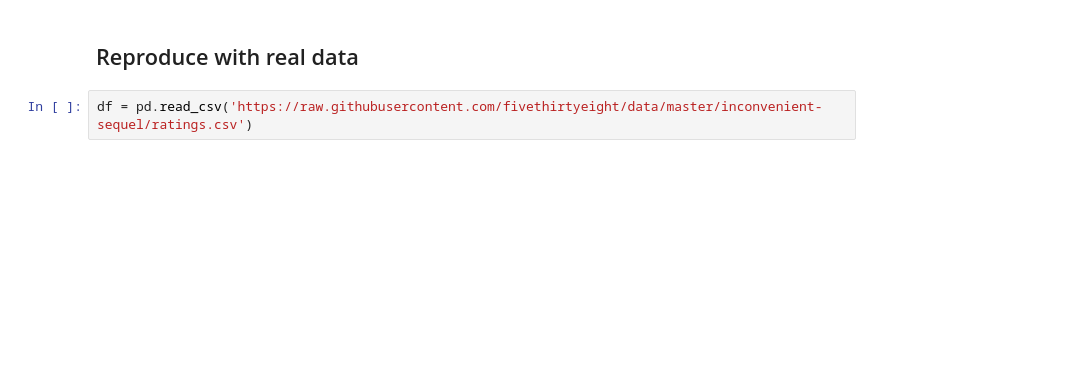
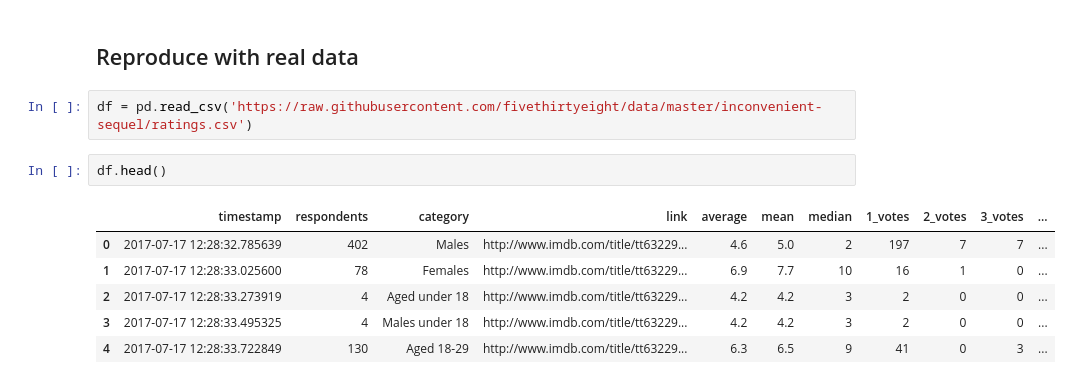
Before and after one commit to Bhavani-Rajan/DS-Unit-1-Sprint-2-Data-Wrangling-and-Storytelling, a Jupyter notebook: module3-make-explanatory-visualizations/LS_DS_123_Make_Explanatory_Visualizations.ipynb, the cells around one changed output. Drawn from its saved outputs; the diff is of its cells as text; blank space fills up the shorter version.

```diff
--- a/module3-make-explanatory-visualizations/LS_DS_123_Make_Explanatory_Visualizations.ipynb
+++ b/module3-make-explanatory-visualizations/LS_DS_123_Make_Explanatory_Visualizations.ipynb
@@ -386,3 +408,12 @@ Text(-2.2, 43, 'IMDb ratings for the film as of Aug. 29')
 ## Reproduce with real data
 # %%
 df = pd.read_csv('https://raw.githubusercontent.com/fivethirtyeight/data/master/inconvenient-sequel/ratings.csv')
+# %%
+df.head()
+# %% [output]
+|  | timestamp | respondents | category | link | average | mean | median | 1_votes | 2_votes | 3_votes | ... |
+| 0 | 2017-07-17 12:28:32.785639 | 402 | Males | http://www.imdb.com/title/tt63229... | 4.6 | 5.0 | 2 | 197 | 7 | 7 | ... |
+| 1 | 2017-07-17 12:28:33.025600 | 78 | Females | http://www.imdb.com/title/tt63229... | 6.9 | 7.7 | 10 | 16 | 1 | 0 | ... |
+| 2 | 2017-07-17 12:28:33.273919 | 4 | Aged under 18 | http://www.imdb.com/title/tt63229... | 4.2 | 4.2 | 3 | 2 | 0 | 0 | ... |
+| 3 | 2017-07-17 12:28:33.495325 | 4 | Males under 18 | http://www.imdb.com/title/tt63229... | 4.2 | 4.2 | 3 | 2 | 0 | 0 | ... |
+| 4 | 2017-07-17 12:28:33.722849 | 130 | Aged 18-29 | http://www.imdb.com/title/tt63229... | 6.3 | 6.5 | 9 | 41 | 0 | 3 | ... |
```
Also changed, not shown: parts of 4 cells of this notebook.
